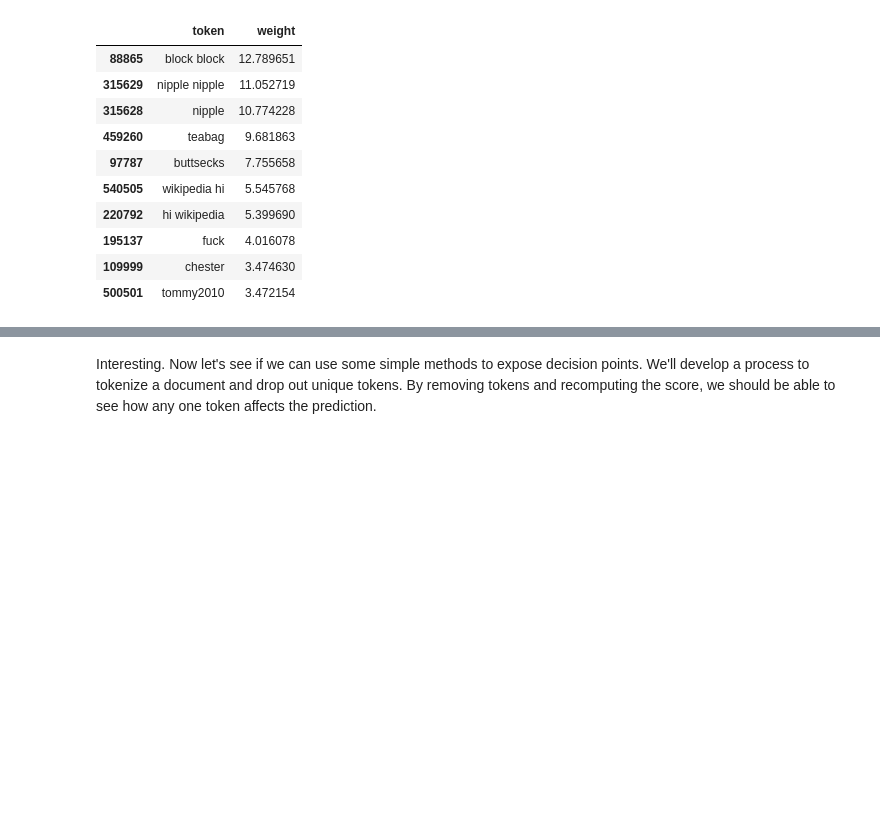
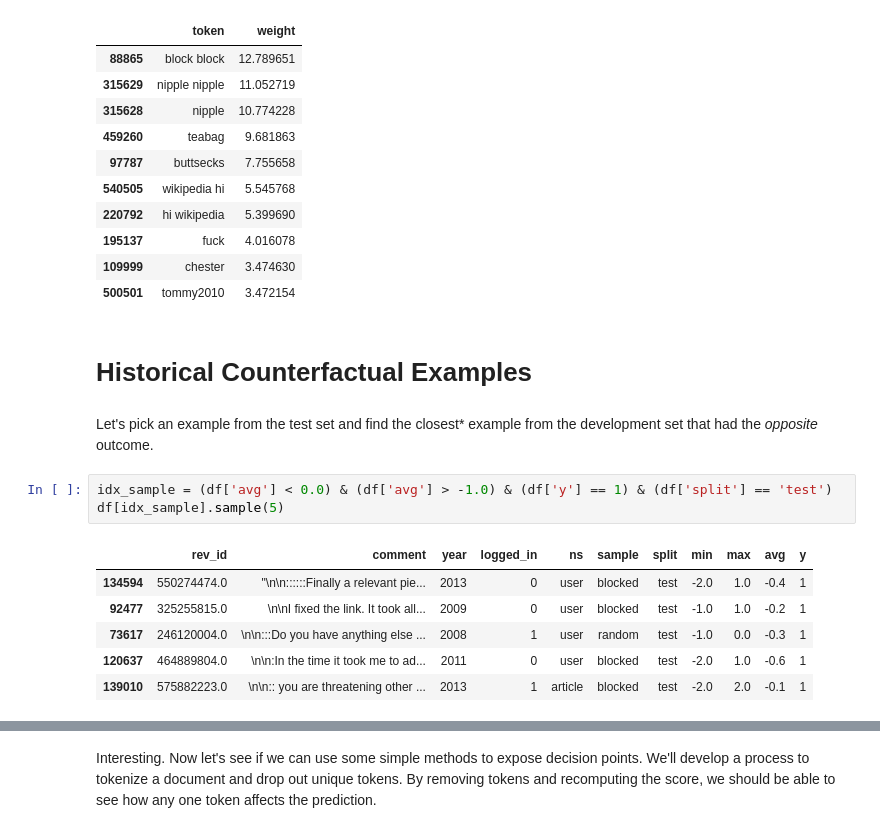
Before and after one commit to jkingphd/nlp_example, a Jupyter notebook: notebooks/3A-jkk-interpretation.ipynb, the cells around one changed output, grey strips where cells are left out. Saved outputs shown, nothing was run; the diff lists cells and outputs as text; blank space fills up the shorter version.

```diff
--- a/notebooks/3A-jkk-interpretation.ipynb
+++ b/notebooks/3A-jkk-interpretation.ipynb
@@ -72,3 +74,17 @@ df_model.sort_values('weight', ascending=False).head(10)
 | 195137 | fuck | 4.016078 |
 | 109999 | chester | 3.474630 |
 | 500501 | tommy2010 | 3.472154 |
+# %% [markdown]
+# Historical Counterfactual Examples
+# %% [markdown]
+Let's pick an example from the test set and find the closest* example from the development set that had the _opposite_ outcome.
+# %%
+idx_sample = (df['avg'] < 0.0) & (df['avg'] > -1.0) & (df['y'] == 1) & (df['split'] == 'test')
+df[idx_sample].sample(5)
+# %% [output]
+|  | rev_id | comment | year | logged_in | ns | sample | split | min | max | avg | y |
+| 134594 | 550274474.0 | "\n\n::::::Finally a relevant pie... | 2013 | 0 | user | blocked | test | -2.0 | 1.0 | -0.4 | 1 |
+| 92477 | 325255815.0 | \n\nI fixed the link. It took all... | 2009 | 0 | user | blocked | test | -1.0 | 1.0 | -0.2 | 1 |
+| 73617 | 246120004.0 | \n\n:::Do you have anything else ... | 2008 | 1 | user | random | test | -1.0 | 0.0 | -0.3 | 1 |
+| 120637 | 464889804.0 | \n\n:In the time it took me to ad... | 2011 | 0 | user | blocked | test | -2.0 | 1.0 | -0.6 | 1 |
+| 139010 | 575882223.0 | \n\n:: you are threatening other ... | 2013 | 1 | article | blocked | test | -2.0 | 2.0 | -0.1 | 1 |
```
Also changed, not shown: parts of 22 cells of this notebook, 1 other file.
